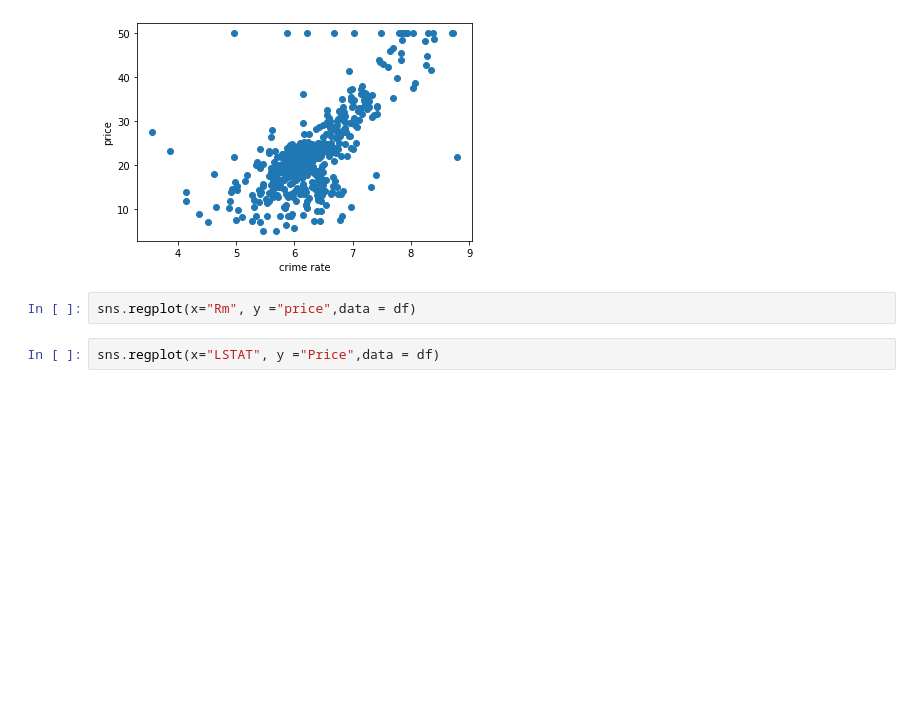
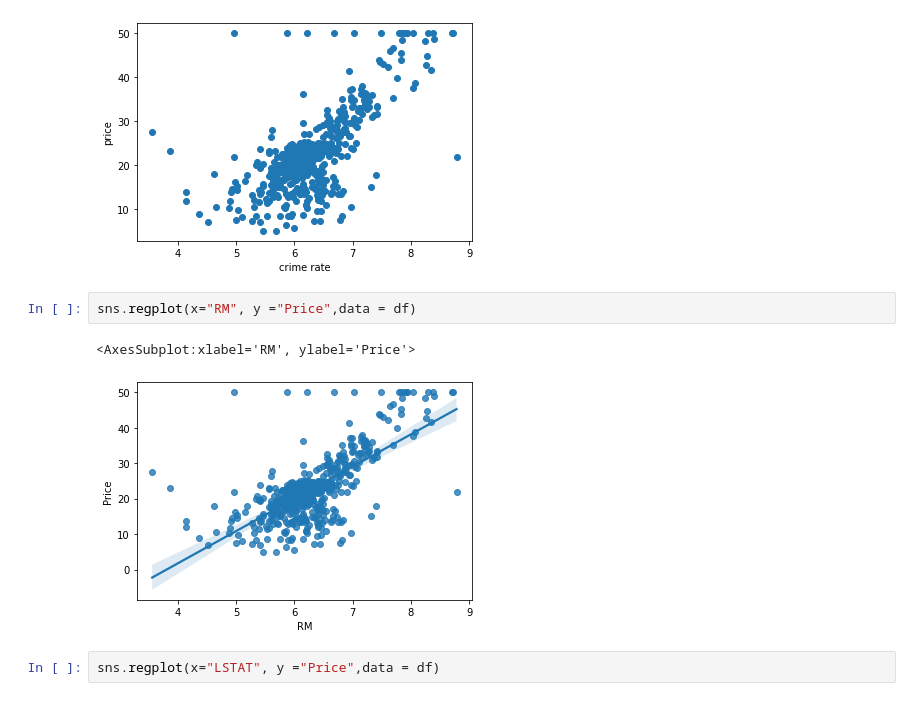
Before and after one commit to MohdSami234/bostonhouseprice, a Jupyter notebook: Boston Data.ipynb, the cells around one changed output. Cells and saved outputs as stored; diff of their text form; blank space fills up the shorter version.

```diff
--- a/Boston Data.ipynb
+++ b/Boston Data.ipynb
@@ -291,7 +293,10 @@ plt.ylabel("price")
 Text(0, 0.5, 'price')
 [figure]
 # %%
-sns.regplot(x="Rm", y ="price",data = df)
+sns.regplot(x="RM", y ="Price",data = df)
+# %% [output]
+<AxesSubplot:xlabel='RM', ylabel='Price'>
+[figure, added]
 # %%
 sns.regplot(x="LSTAT", y ="Price",data = df)
 # %% [output]
```
Also changed, not shown: parts of 2 cells of this notebook, 2 other files.
